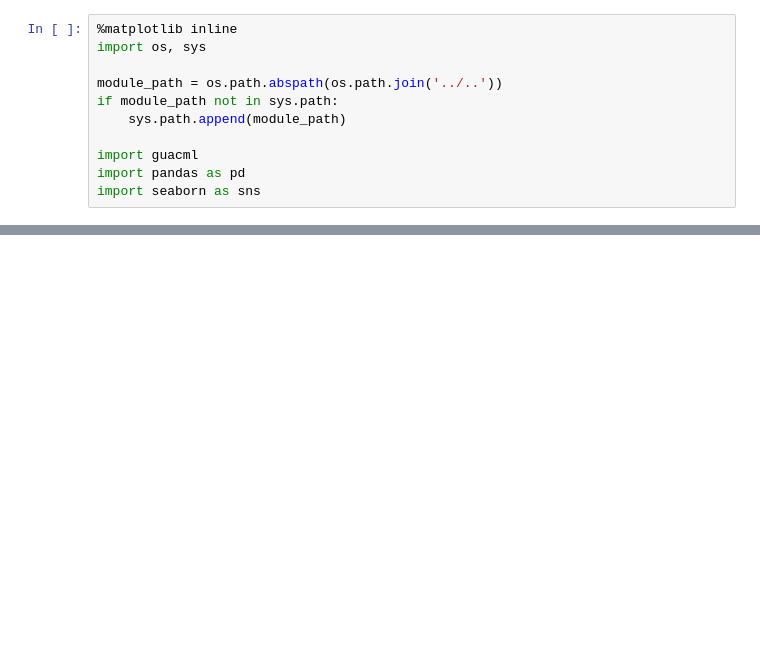
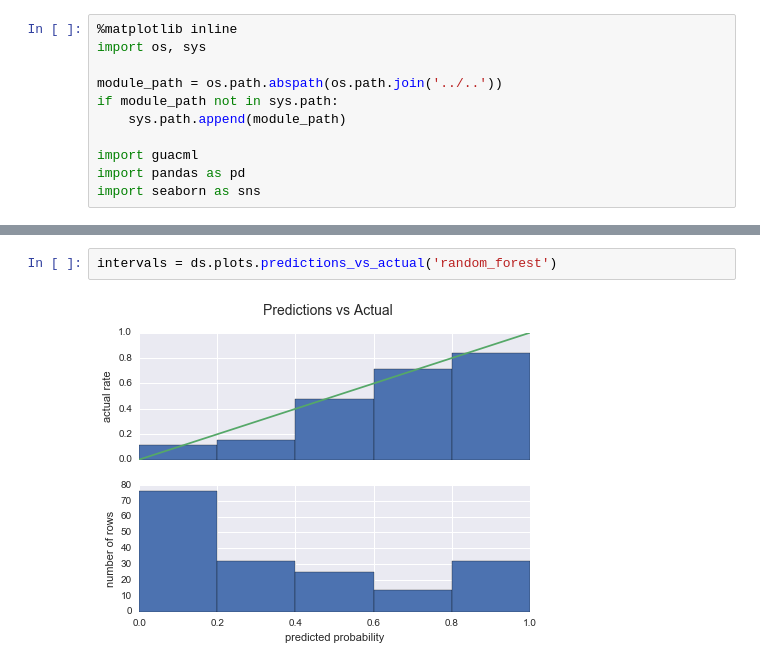
Before and after one commit to guacml/guacml, a Jupyter notebook: demos/titanic/demo.ipynb, the cells around one changed output, grey strips where cells are left out. Drawn from its saved outputs; the diff is of its cells as text; blank space fills up the shorter version.

```diff
--- a/demos/titanic/demo.ipynb
+++ b/demos/titanic/demo.ipynb
@@ -50,0 +53,4 @@ Running step linear_model
+# %%
+intervals = ds.plots.predictions_vs_actual('random_forest')
+# %% [output]
+[figure, added]
```
Also changed, not shown: parts of 6 cells of this notebook, 4 other files.
